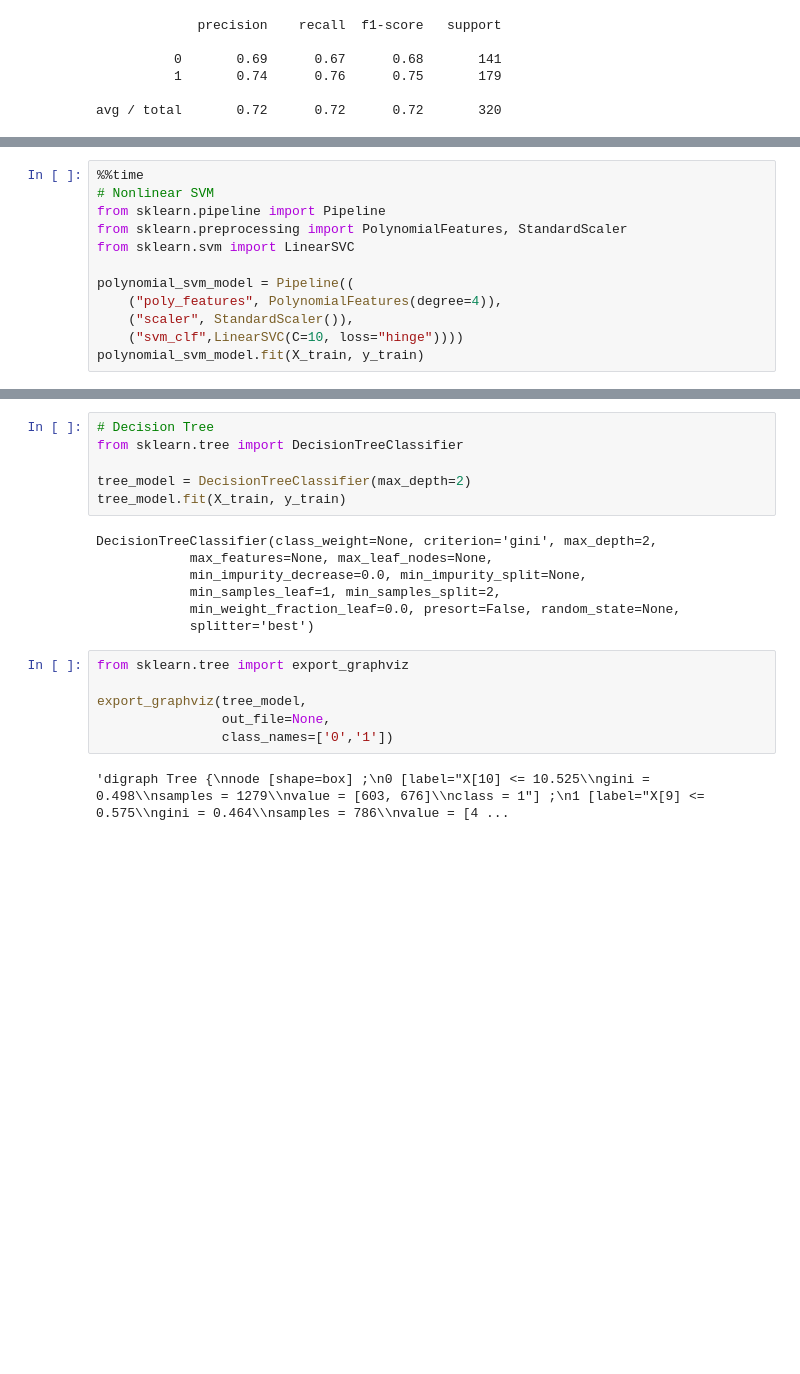
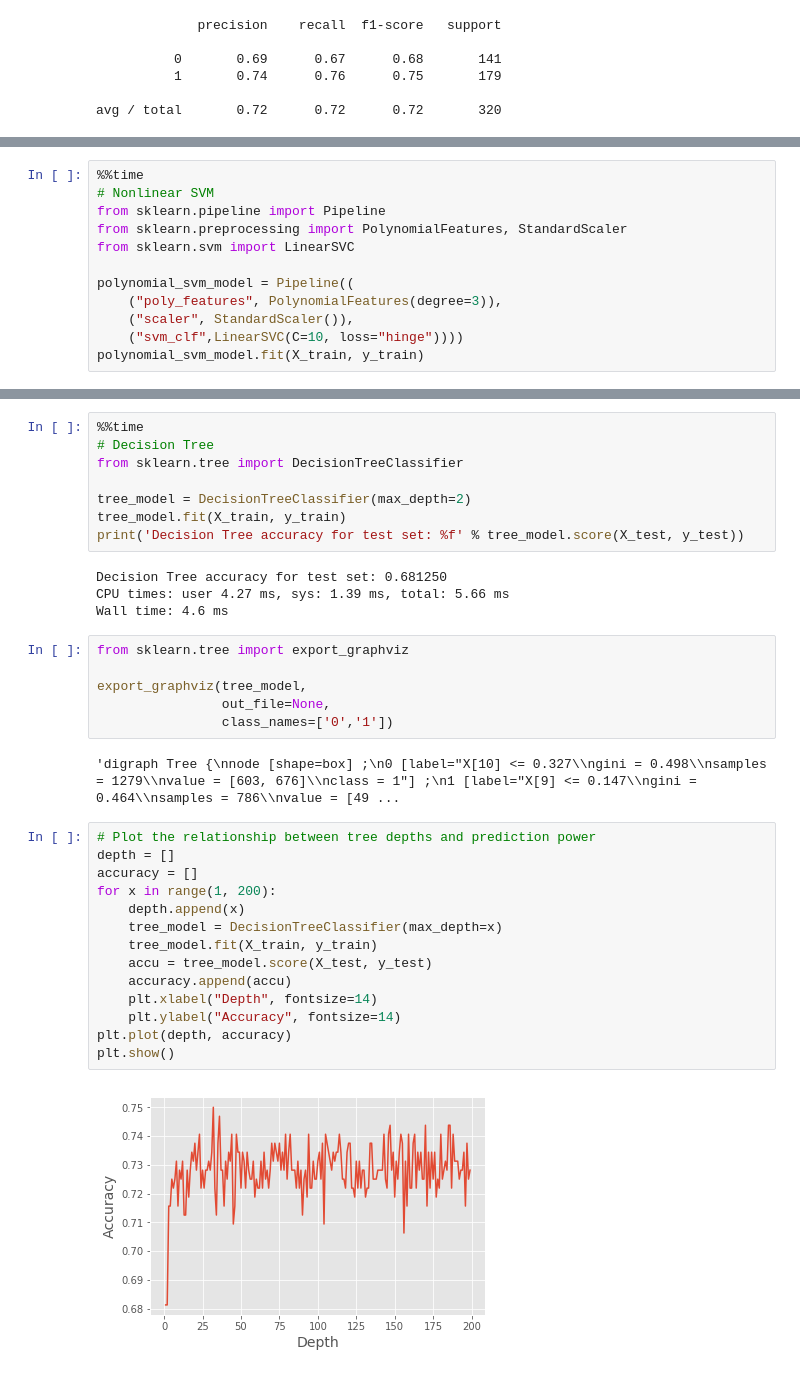
Before and after one commit to iseelotus/classification, a Jupyter notebook: notebooks/Wine Quality.ipynb, the cells around one changed output, grey strips where cells are left out. Drawn from its saved outputs; the diff is of its cells as text; blank space fills up the shorter version.

```diff
--- a/notebooks/Wine Quality.ipynb
+++ b/notebooks/Wine Quality.ipynb
@@ -158,7 +148,7 @@ from sklearn.preprocessing import PolynomialFeatures, StandardScaler
 from sklearn.svm import LinearSVC
 
 polynomial_svm_model = Pipeline((
-    ("poly_features", PolynomialFeatures(degree=4)),
+    ("poly_features", PolynomialFeatures(degree=3)),
     ("scaler", StandardScaler()),
     ("svm_clf",LinearSVC(C=10, loss="hinge"))))
 polynomial_svm_model.fit(X_train, y_train)
@@ -181,18 +171,17 @@ print(classification_report(y_true, y_pred))
 
 avg / total       0.71      0.71      0.71       320
 # %%
+%%time
 # Decision Tree
 from sklearn.tree import DecisionTreeClassifier
 
 tree_model = DecisionTreeClassifier(max_depth=2)
 tree_model.fit(X_train, y_train)
+print('Decision Tree accuracy for test set: %f' % tree_model.score(X_test, y_test))
 # %% [output]
-DecisionTreeClassifier(class_weight=None, criterion='gini', max_depth=2,
-            max_features=None, max_leaf_nodes=None,
-            min_impurity_decrease=0.0, min_impurity_split=None,
-            min_samples_leaf=1, min_samples_split=2,
-            min_weight_fraction_leaf=0.0, presort=False, random_state=None,
-            splitter='best')
+Decision Tree accuracy for test set: 0.681250
+CPU times: user 4.27 ms, sys: 1.39 ms, total: 5.66 ms
+Wall time: 4.6 ms
 # %%
 from sklearn.tree import export_graphviz
 
@@ -200,4 +189,20 @@ export_graphviz(tree_model,
                 out_file=None,
                 class_names=['0','1'])
 # %% [output]
-'digraph Tree {\nnode [shape=box] ;\n0 [label="X[10] <= 10.525\\ngini = 0.498\\nsamples = 1279\\nvalue = [603, 676]\\nclass = 1"] ;\n1 [label="X[9] <= 0.575\\ngini = 0.464\\nsamples = 786\\nvalue = [4 ...
+'digraph Tree {\nnode [shape=box] ;\n0 [label="X[10] <= 0.327\\ngini = 0.498\\nsamples = 1279\\nvalue = [603, 676]\\nclass = 1"] ;\n1 [label="X[9] <= 0.147\\ngini = 0.464\\nsamples = 786\\nvalue = [49 ...
+# %%
+# Plot the relationship between tree depths and prediction power
+depth = []
+accuracy = []
+for x in range(1, 200):
+    depth.append(x)
+    tree_model = DecisionTreeClassifier(max_depth=x)
+    tree_model.fit(X_train, y_train)
+    accu = tree_model.score(X_test, y_test)
+    accuracy.append(accu)
+    plt.xlabel("Depth", fontsize=14)
+    plt.ylabel("Accuracy", fontsize=14)
+plt.plot(depth, accuracy)
+plt.show()
+# %% [output]
+[figure, added]
```
Also changed, not shown: parts of 22 cells of this notebook, 1 other file.
